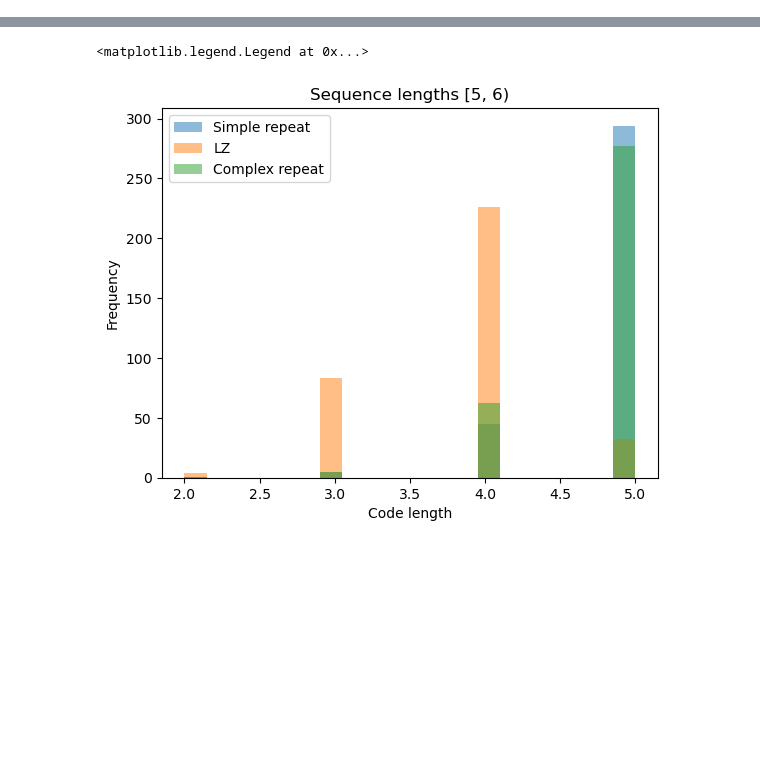
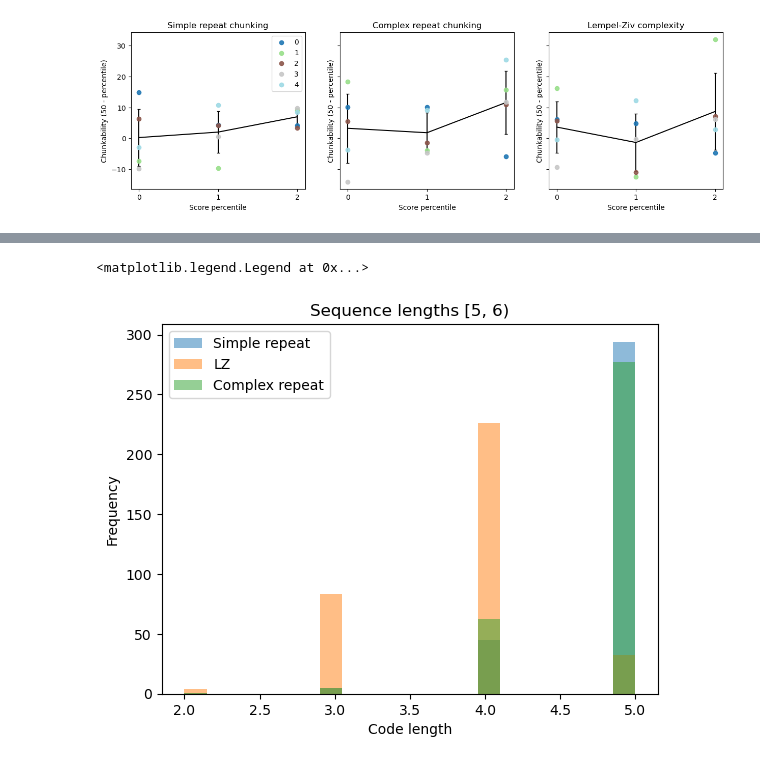
Before and after one commit to qsimeon/PSY1401Projects, a Jupyter notebook: final_project/RepeatsScheme.ipynb, the cells around one changed output, grey strips where cells are left out. Saved outputs shown, nothing was run; the diff lists cells and outputs as text; code cells hidden in the pictures; blank space fills up the shorter version.

```diff
--- a/final_project/RepeatsScheme.ipynb
+++ b/final_project/RepeatsScheme.ipynb
@@ -210,0 +270,99 @@ Text(0.5, 0.98, 'For logs in ./Sol_logs/Random')
+# %%
+# Combining data across subjects
+# This approach tries to account for the different number of games
+# and the different distributions of scores for each subject by computing a
+# within-subject score percentile, only including subjects with scores in each
+# pre-defined score percentile bin (e.g. [0, 25, 50, 75, 100]),
+# and then computing the average chunkability for each bin.
+# So each subject contributes one data point to each bin.
+
+data_paths_ = ['./Ajani_logs', './Annesya_logs', './Gershman_logs', './Hokyung_logs',
+               './Jack_logs', './Mahdi_logs', './Mel_logs', './Nathan_logs',
+               './Nick_logs', './Quilee_logs', './Sagarika_logs', './Sol_logs/Random',
+               './Trautman_logs', './Vin_logs']
+
+N_subjects = len(data_paths_)
+N_games = np.zeros(N_subjects, dtype=int)
+median_scores = np.zeros(N_subjects, dtype=int)
+
+pbins = [-1, 25, 50, 75, 101] #[-1, 33, 67, 101] #[-1, 50, 101] #
+all_chunk1_avgs = []
+all_chunk2_avgs = []
+all_chunk3_avgs = []
+dat_inds = []
+N_quants = len(pbins) - 1
+min_per_bin = 3
+
+for i, data_path in enumerate(data_paths_):
+
+    chunk_dict = get_chunkabilities_from_logs(data_path, get_chunkability=get_chunkability_percentile)
+    scores = chunk_dict['scores']
+    chunk1 = chunk_dict['simple_repeats']
+    chunk2 = chunk_dict['LZ_complexity']
+    chunk3 = chunk_dict['complex_repeats']
+    N_games[i] = len(scores)
+
+    if N_games[i] < N_quants*min_per_bin:
+        continue
+
+    median_scores[i] = np.median(scores)
+    score_percentiles = np.array([stats.percentileofscore(scores, i, kind='mean') for i in scores])
+    score_quantiles = np.digitize(score_percentiles, pbins)
+
+    if np.unique(score_quantiles).size < N_quants:
+        continue
+
+    dat_inds.append(i)
+    chunk1_avg = np.zeros(N_quants)
+    chunk2_avg = np.zeros(N_quants)
+    chunk3_avg = np.zeros(N_quants)
+    for j in range(N_quants):
+
+        idx = np.where(score_quantiles == j+1)[0]
+        if idx.shape[0] < min_per_bin:
+            continue
+        chunk1_avg[j] = np.mean(np.array(chunk1)[idx])
+        chunk2_avg[j] = np.mean(np.array(chunk2)[idx])
+        chunk3_avg[j] = np.mean(np.array(chunk3)[idx])
+
+    all_chunk1_avgs.append(chunk1_avg)
+    all_chunk2_avgs.append(chunk2_avg)
+    all_chunk3_avgs.append(chunk3_avg)
+
+all_chunk1_avgs = np.array(all_chunk1_avgs)
+all_chunk2_avgs = np.array(all_chunk2_avgs)
+all_chunk3_avgs = np.array(all_chunk3_avgs)
+
+# Plot
+colors = plt.cm.tab20(np.linspace(0, 1, len(dat_inds)))
+alpha = 0.9
+fig, ax = plt.subplots(1, 3, figsize=(15, 4), sharex=False, sharey=True)
+
+print([data_paths_[i] for i in dat_inds])
+x = np.arange(N_quants)
+for i in range(len(dat_inds)):
+    ax[0].scatter(x, all_chunk1_avgs[i], alpha=alpha, color=colors[i], label=f'{i}')
+    ax[1].scatter(x, all_chunk3_avgs[i], alpha=alpha, color=colors[i], label=f'{i}')
+    ax[2].scatter(x, all_chunk2_avgs[i], alpha=alpha, color=colors[i], label=f'{i}')
+
+for i in range(3):
+    ax[i].set(ylabel=ylabel, xlabel='Score percentile',
+              title=['Simple repeat chunking', 'Complex repeat chunking', 'Lempel-Ziv complexity'][i])
+    ax[i].set_yticks(np.arange(-50, 51, 10))
+    ax[i].set_xticks(x)
+    ax[i].set_xticklabels(np.arange(N_quants))
+
+ax[0].legend(loc='best')
+
+# Plot averages
+ax[0].errorbar(x, np.mean(all_chunk1_avgs, axis=0), yerr=np.std(all_chunk1_avgs, axis=0),
+               color='k', capsize=2, zorder=0)
+ax[1].errorbar(x, np.mean(all_chunk3_avgs, axis=0), yerr=np.std(all_chunk3_avgs, axis=0),
+               color='k', capsize=2, zorder=0)
+ax[2].errorbar(x, np.mean(all_chunk2_avgs, axis=0), yerr=np.std(all_chunk2_avgs, axis=0),
+               color='k', capsize=2, zorder=0)
+
+print(stats.ttest_rel(all_chunk1_avgs[:, 0], all_chunk1_avgs[:, -1]))
+print(stats.ttest_rel(all_chunk3_avgs[:, 0], all_chunk3_avgs[:, -1]))
+print(stats.ttest_rel(all_chunk2_avgs[:, 0], all_chunk2_avgs[:, -1]))
+# %% [output]
@@ -211,3 +373,4 @@ Text(0.5, 0.98, 'For logs in ./Sol_logs/Random')
+[figure, added]
 # %%
 # Check that randomly simulated data yields no chunkability correlation
 
```
Also changed, not shown: parts of 11 cells of this notebook, 1 other file.
